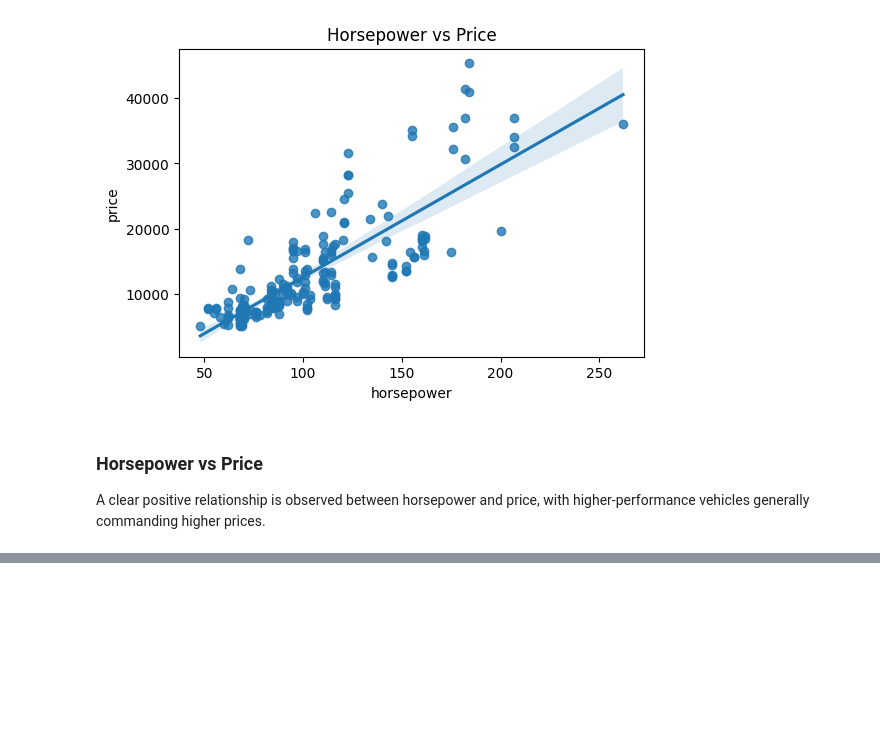
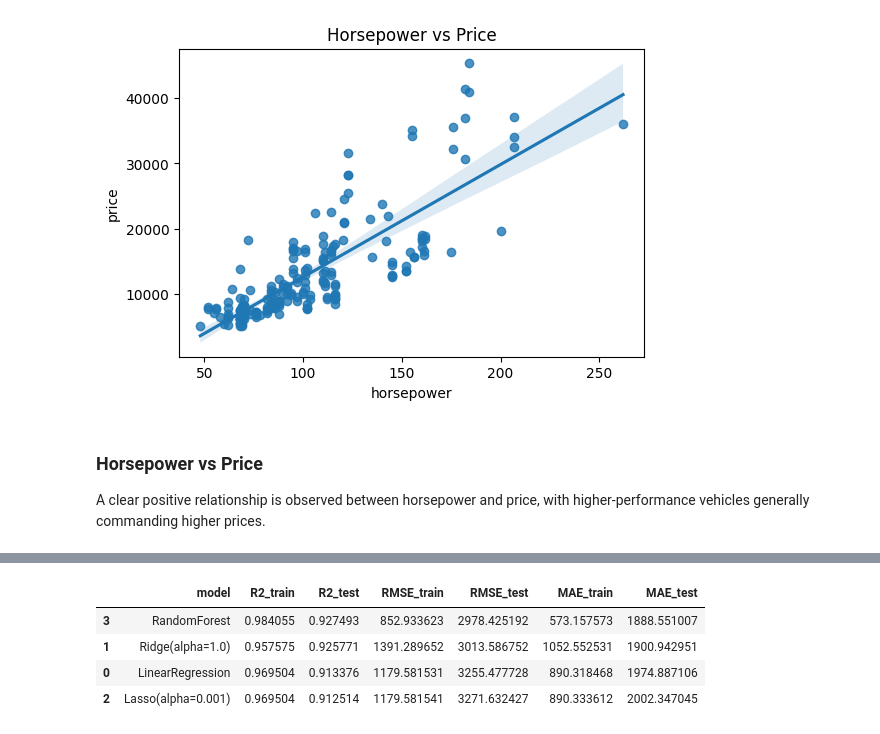
Before and after one commit to MKlim22/used-car-pricing, a Jupyter notebook: used_cars_analysis.ipynb, the cells around one changed output, grey strips where cells are left out. Drawn from its saved outputs; the diff is of its cells as text; code cells hidden in the pictures; blank space fills up the shorter version.

```diff
--- a/used_cars_analysis.ipynb
+++ b/used_cars_analysis.ipynb
@@ -212,0 +239,8 @@ A clear positive relationship is observed between horsepower and price, with hig
+# %%
+# 2. Train / test split
+X = df.drop(columns=[TARGET])
+y = df[TARGET]
+
+X_train, X_test, y_train, y_test = train_test_split(
+    X, y, test_size=0.2, random_state=42
+)
@@ -212,0 +296,35 @@ A clear positive relationship is observed between horsepower and price, with hig
+# %%
+# 6. Model definitions
+models = {
+    "LinearRegression": LinearRegression(),
+    "Ridge(alpha=1.0)": Ridge(alpha=1.0, random_state=42),
+    "Lasso(alpha=0.001)": Lasso(alpha=0.001, random_state=42, max_iter=20000),
+    "RandomForest": RandomForestRegressor(
+        n_estimators=300,
+        random_state=42,
+        n_jobs=-1
+    ),
+}
+# %%
+# 7. Model training and comparison
+results = []
+pipelines = {}
+
+for name, estimator in models.items():
+    pipe = Pipeline(steps=[
+        ("preprocess", preprocess),
+        ("model", estimator),
+    ])
+    pipelines[name] = pipe
+    results.append(
+        evaluate(pipe, X_train, y_train, X_test, y_test, name)
+    )
+
+results_df = pd.DataFrame(results).sort_values(by="RMSE_test")
+results_df
+# %% [output]
+|  | model | R2_train | R2_test | RMSE_train | RMSE_test | MAE_train | MAE_test |
+| 3 | RandomForest | 0.984055 | 0.927493 | 852.933623 | 2978.425192 | 573.157573 | 1888.551007 |
+| 1 | Ridge(alpha=1.0) | 0.957575 | 0.925771 | 1391.289652 | 3013.586752 | 1052.552531 | 1900.942951 |
+| 0 | LinearRegression | 0.969504 | 0.913376 | 1179.581531 | 3255.477728 | 890.318468 | 1974.887106 |
+| 2 | Lasso(alpha=0.001) | 0.969504 | 0.912514 | 1179.581541 | 3271.632427 | 890.333612 | 2002.347045 |
```
Also changed, not shown: parts of 13 cells of this notebook, 1 other file.
